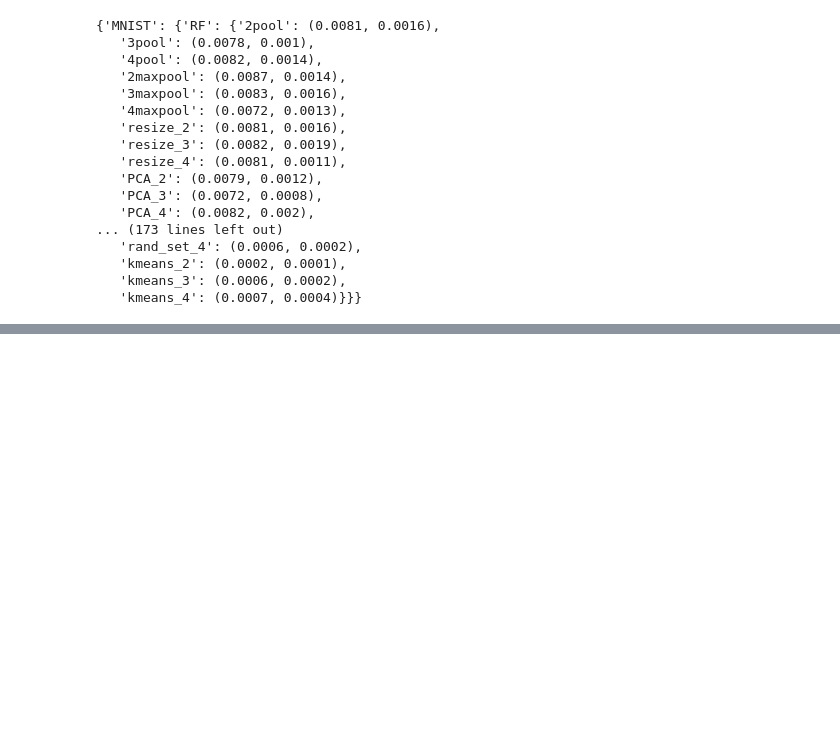
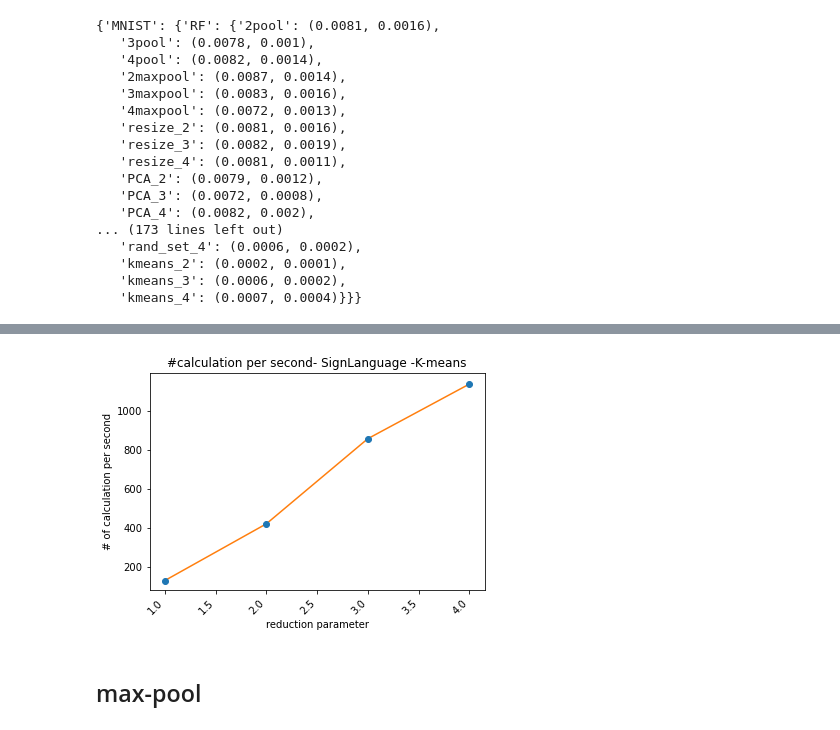
Before and after one commit to Liel-leman/Geometric-Calibrator, a Jupyter notebook: Improve_graphs.ipynb, the cells around one changed output, grey strips where cells are left out. Saved outputs shown, nothing was run; the diff lists cells and outputs as text; code cells hidden in the pictures; blank space fills up the shorter version.

```diff
--- a/Improve_graphs.ipynb
+++ b/Improve_graphs.ipynb
@@ -402,0 +467,6 @@ plt.show()
+# %%
+create_plot_time(df,'SignLanguage')
+# %% [output]
+[figure, added]
+# %% [markdown]
+## max-pool
```
Also changed, not shown: parts of 31 cells of this notebook, 3 other files.
